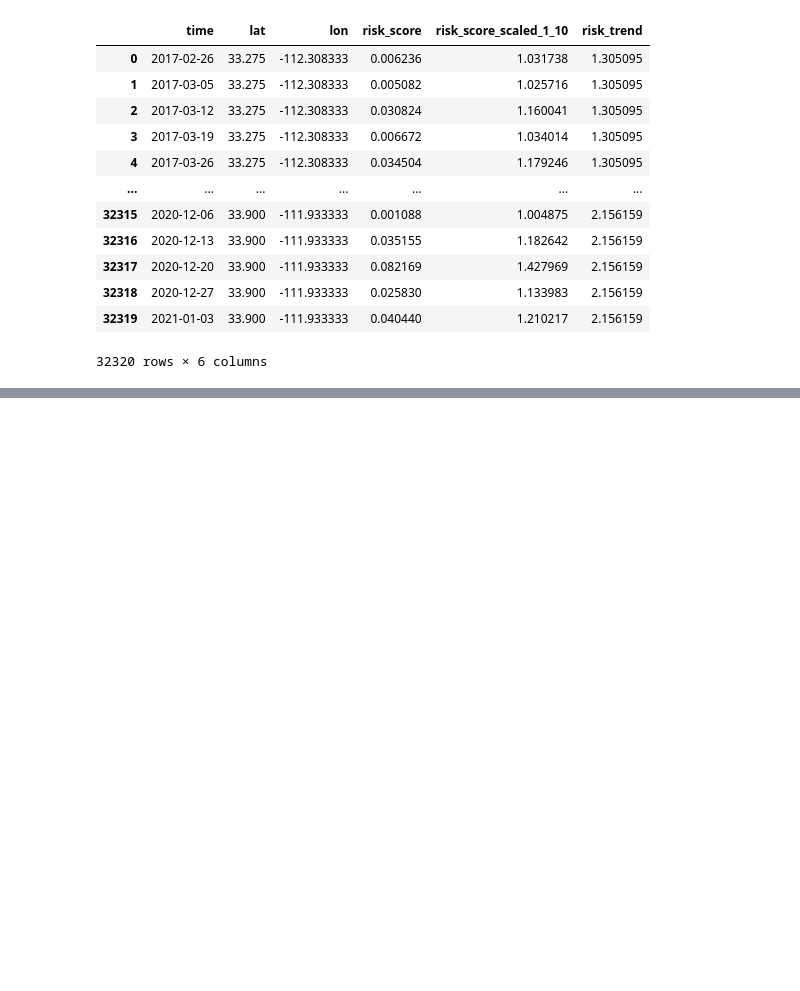
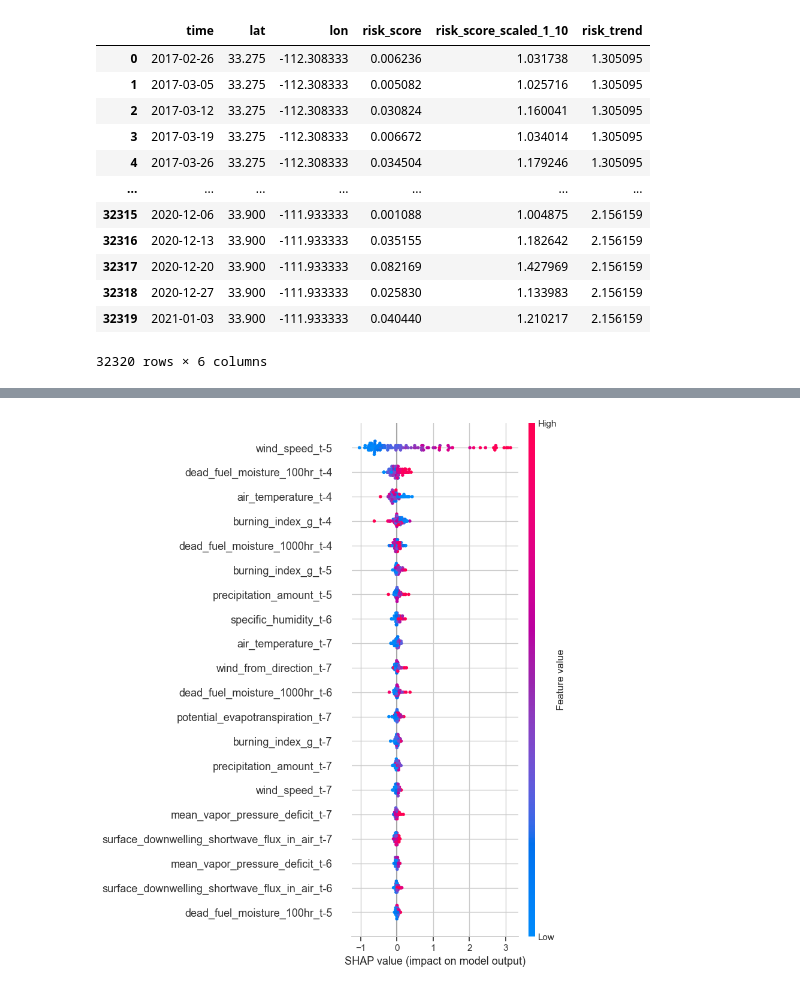
Before and after one commit to luzt00/capstone, a Jupyter notebook: risk_score_models/Phoenix.ipynb, the cells around one changed output, grey strips where cells are left out. Cells and saved outputs as stored; diff of their text form; code cells hidden in the pictures; blank space fills up the shorter version.

```diff
--- a/risk_score_models/Phoenix.ipynb
+++ b/risk_score_models/Phoenix.ipynb
@@ -413,0 +585,28 @@ df_std.to_csv('phoenix_scores.csv')
+# %%
+import shap
+import torch
+
+# Wrapper: SHAP expects 2D input, so flatten sequences per sample
+class RiskModelWrapper:
+    def __init__(self, model):
+        self.model = model
+        self.model.eval()
+
+    def __call__(self, X_flat):
+        # X_flat: [n_samples, seq_len * feature_dim]
+        batch_size = X_flat.shape[0]
+        seq_len = 8
+        feature_dim = X_flat.shape[1] // seq_len
+
+        X = X_flat.reshape(batch_size, seq_len, feature_dim)
+        with torch.no_grad():
+            preds = self.model(torch.tensor(X, dtype=torch.float32))
+        return preds[:, 0, 0].numpy()  # assuming output shape: [B, pred_len=1, features=1]
+# %%
+# Use your training data
+X_full = dataset.X.numpy()  # shape: [n_samples, seq_len, feature_dim]
+X_flat = X_full.reshape(X_full.shape[0], -1)
+
+# Subsample for performance
+background = X_flat[np.random.choice(len(X_flat), 100, replace=False)]
+explainer = shap.Explainer(RiskModelWrapper(model), background)
@@ -413,0 +615,11 @@ df_std.to_csv('phoenix_scores.csv')
+# %%
+X_sample = X_flat[:100]
+shap_values = explainer(X_sample)
+
+shap.summary_plot(
+    shap_values.values,
+    features=X_sample,
+    feature_names=[f"{v}_t-{i}" for i in range(8)[::-1] for v in VARIABLES]
+)
+# %% [output]
+[figure, added]
```
Also changed, not shown: parts of 11 cells of this notebook.
